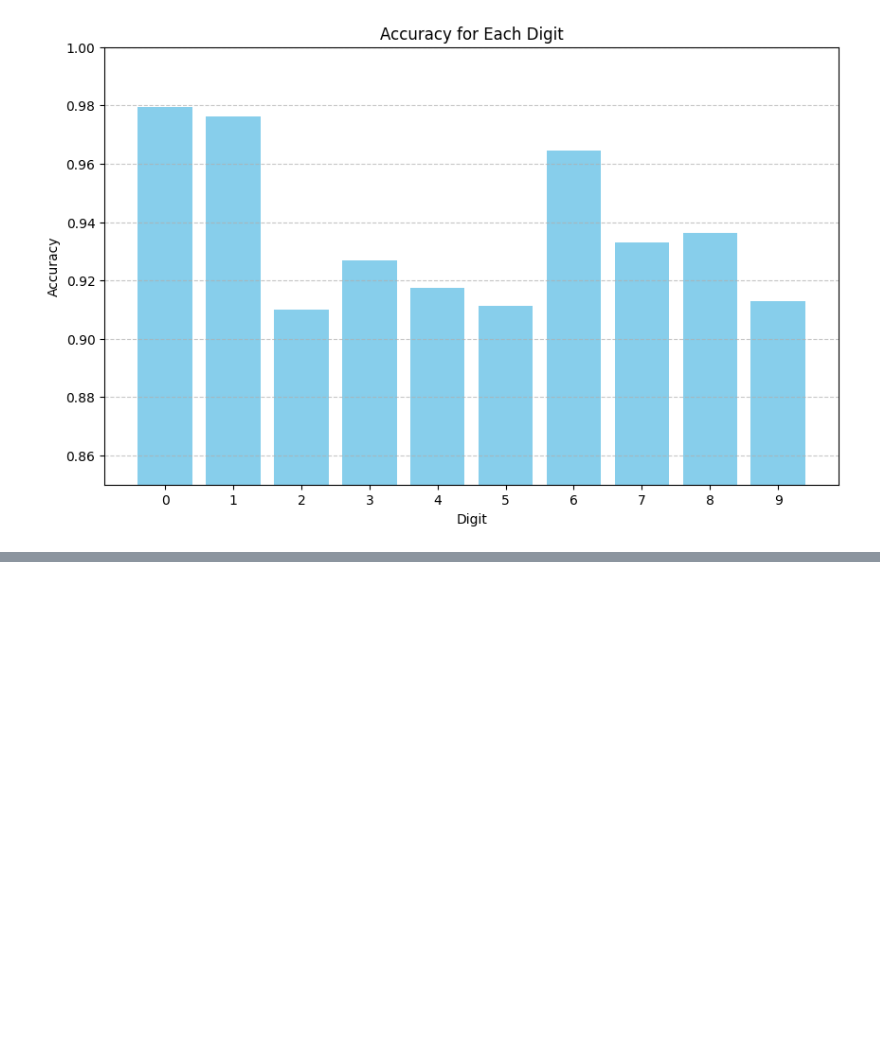
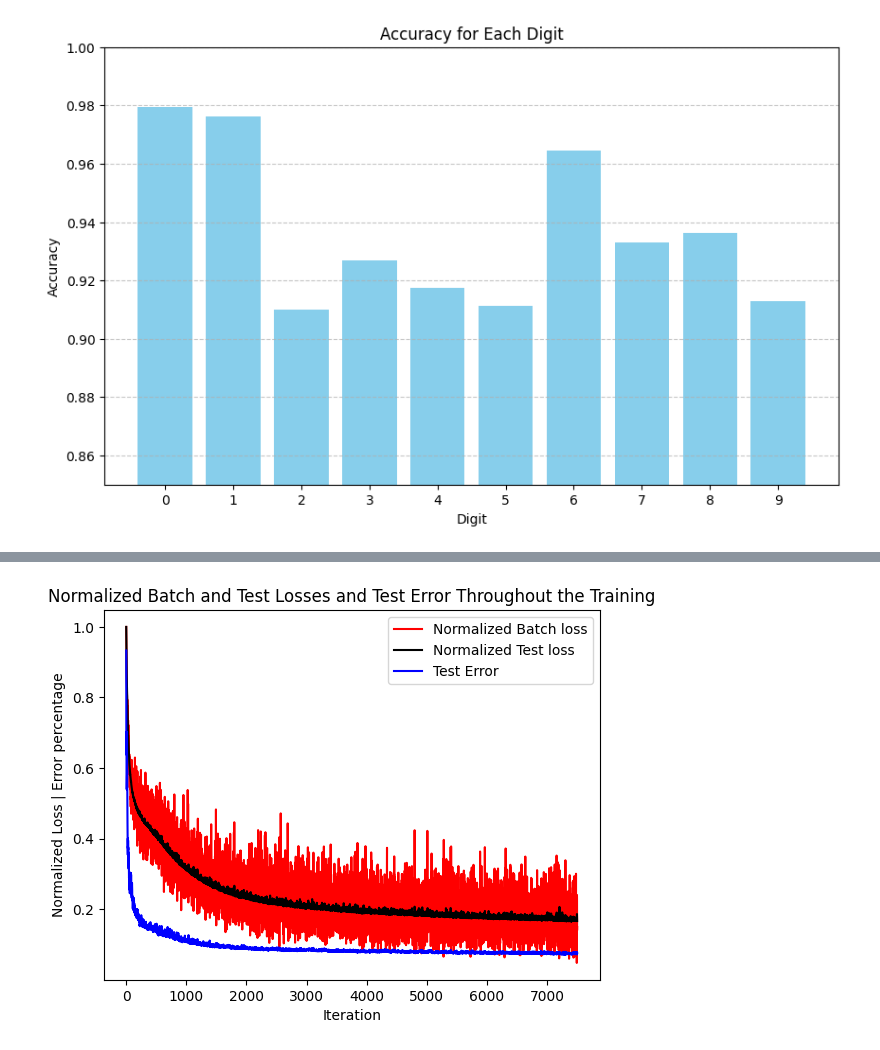
Before and after one commit to Hadartalisr/NeuralLearning, a Jupyter notebook: Ex3/python/main_code.ipynb, the cells around one changed output, grey strips where cells are left out. Saved outputs shown, nothing was run; the diff lists cells and outputs as text; code cells hidden in the pictures; blank space fills up the shorter version.

```diff
--- a/Ex3/python/main_code.ipynb
+++ b/Ex3/python/main_code.ipynb
@@ -424,0 +566,12 @@ plt.show()
+# %%
+#q1.2.4 - 4. Run the same network as before (32 hidden neurons) but use the whole training set this time.
+# Since we use many more samples, 4 epochs should be enough for convergence. Plot the same
+# figure as before. What is different this time? How will early stopping affect the test error now?
+
+# set the parameters
+layers_sizes_c = [784, 32, 10] # flexible, but must be [784,...,10]
+epochs_c = 4      # number of times to repeat over the whole training set
+eta_c = 0.1       # learning rate
+batch_size_c = 32 # number of samples in each training batch
+# %%
+weights_c, batch_loss_c, test_loss_c, test_acc_c = train_network_b(layers_sizes_c, epochs_c, eta_c, batch_size_c, Xtrain, ytrain, 1)
@@ -424,0 +583,18 @@ plt.show()
+# %%
+# normalize the loss by max(loss)
+test_err_c = 1 - test_acc_c
+normalized_batch_loss_c = batch_loss_c / np.max(batch_loss_c)
+normalized_test_loss_c = test_loss_c / np.max(test_loss_c)
+
+# plot the normalized training loss and test loss
+fig, ax = plt.subplots()
+ax.plot(normalized_batch_loss_c, 'r-', label='Normalized Batch loss')
+ax.plot(normalized_test_loss_c, 'k-', label='Normalized Test loss')
+ax.plot(test_err_c, label='Test Error', color='blue')
+ax.set_xlabel('Iteration')
+ax.set_ylabel('Normalized Loss | Error percentage')
+plt.title('Normalized Batch and Test Losses and Test Error Throughout the Training')
+ax.legend()
+plt.show()
+# %% [output]
+[figure, added]
```
Also changed, not shown: parts of 15 cells of this notebook, 10 other files.
